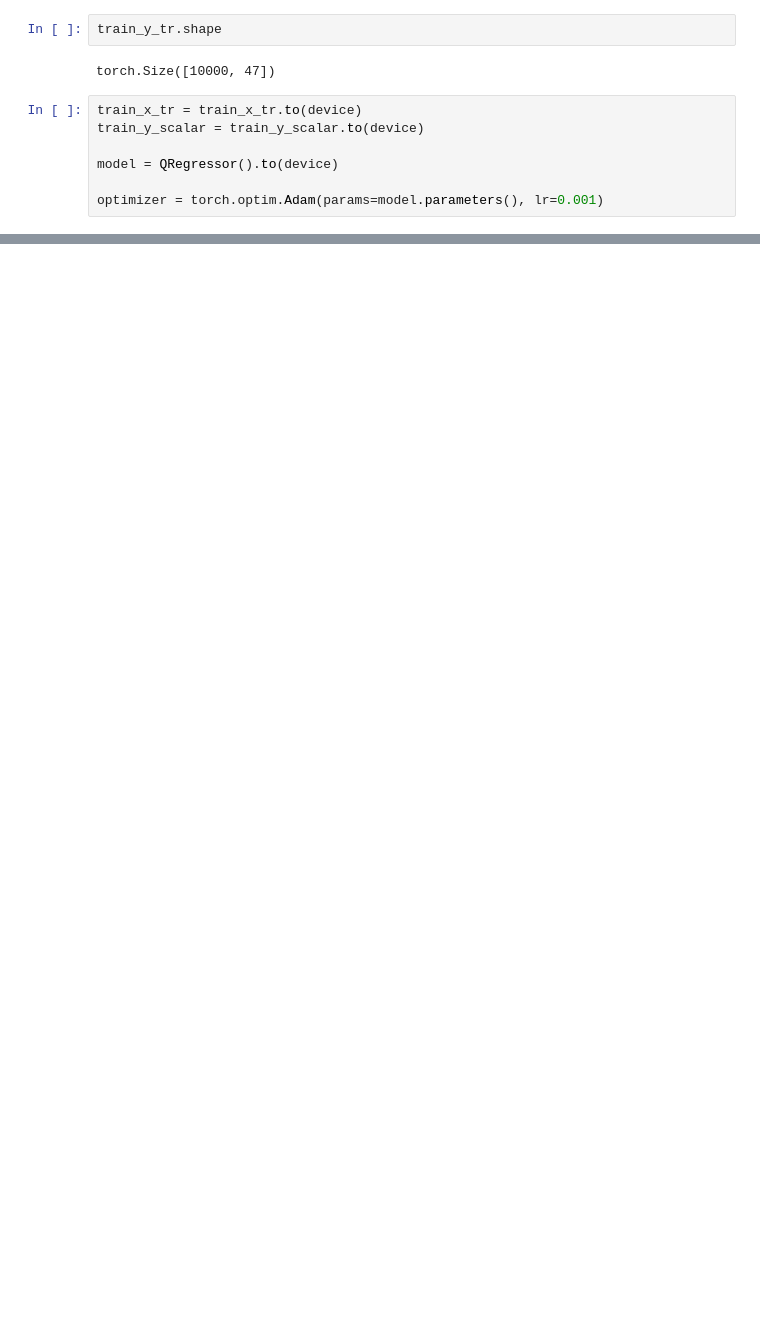
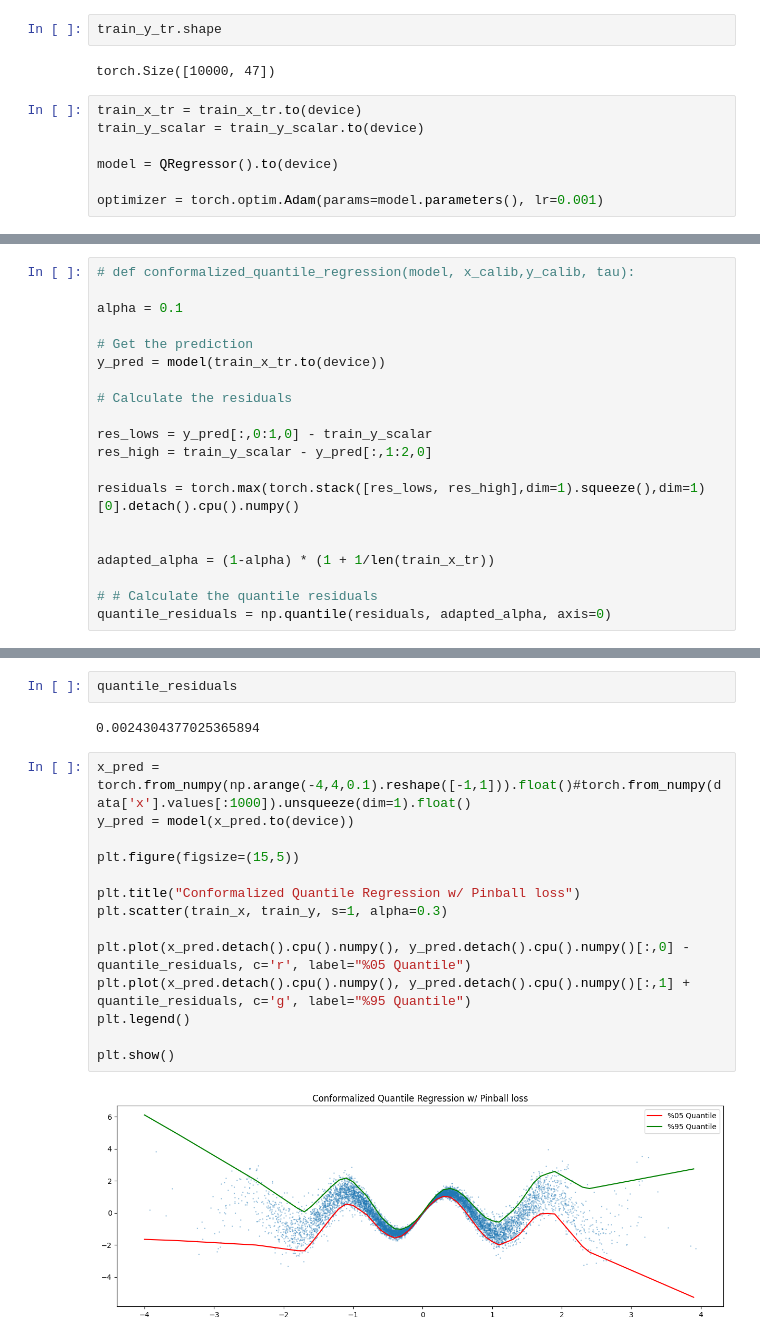
Before and after one commit to batuceng/max_quantile, a Jupyter notebook: notebooks/Classifier_Regression.ipynb, the cells around one changed output, grey strips where cells are left out. Saved outputs shown, nothing was run; the diff lists cells and outputs as text; blank space fills up the shorter version.

```diff
--- a/notebooks/Classifier_Regression.ipynb
+++ b/notebooks/Classifier_Regression.ipynb
@@ -450,0 +422,20 @@ array([-0.43496885, -1.24701221, -1.01193887, ...,  0.72884625,
+# %%
+# def conformalized_quantile_regression(model, x_calib,y_calib, tau):
+
+alpha = 0.1
+
+# Get the prediction
+y_pred = model(train_x_tr.to(device))
+
+# Calculate the residuals
+
+res_lows = y_pred[:,0:1,0] - train_y_scalar
+res_high = train_y_scalar - y_pred[:,1:2,0]
+
+residuals = torch.max(torch.stack([res_lows, res_high],dim=1).squeeze(),dim=1)[0].detach().cpu().numpy()
+
+
+adapted_alpha = (1-alpha) * (1 + 1/len(train_x_tr))
+
+# # Calculate the quantile residuals
+quantile_residuals = np.quantile(residuals, adapted_alpha, axis=0)
@@ -450,0 +461,20 @@ array([-0.43496885, -1.24701221, -1.01193887, ...,  0.72884625,
+# %%
+quantile_residuals
+# %% [output]
+0.0024304377025365894
+# %%
+x_pred = torch.from_numpy(np.arange(-4,4,0.1).reshape([-1,1])).float()#torch.from_numpy(data['x'].values[:1000]).unsqueeze(dim=1).float()
+y_pred = model(x_pred.to(device))
+
+plt.figure(figsize=(15,5))
+
+plt.title("Conformalized Quantile Regression w/ Pinball loss")
+plt.scatter(train_x, train_y, s=1, alpha=0.3)
+
+plt.plot(x_pred.detach().cpu().numpy(), y_pred.detach().cpu().numpy()[:,0] - quantile_residuals, c='r', label="%05 Quantile")
+plt.plot(x_pred.detach().cpu().numpy(), y_pred.detach().cpu().numpy()[:,1] + quantile_residuals, c='g', label="%95 Quantile")
+plt.legend()
+
+plt.show()
+# %% [output]
+[figure, added]
```
Also changed, not shown: parts of 19 cells of this notebook, 24 other files.
